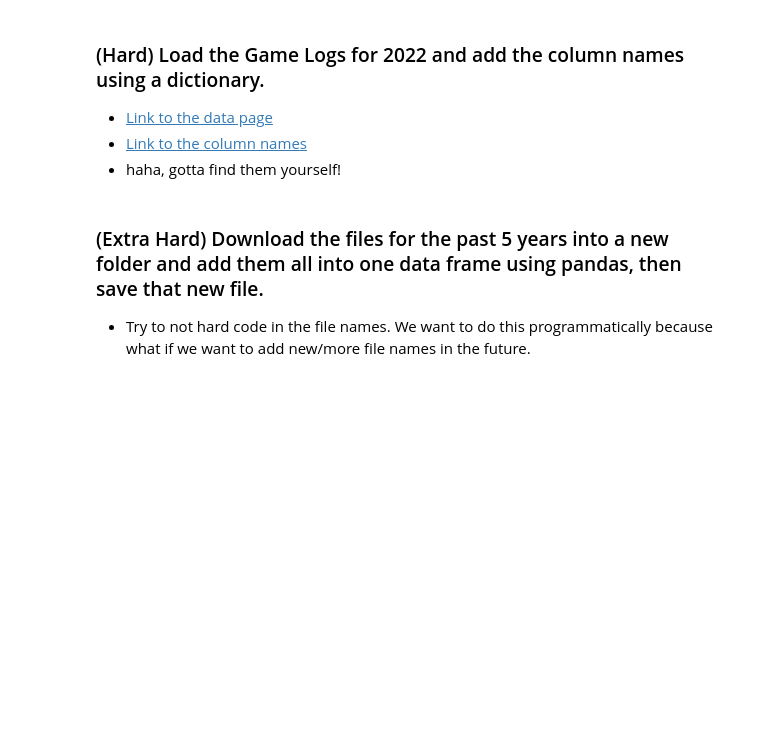
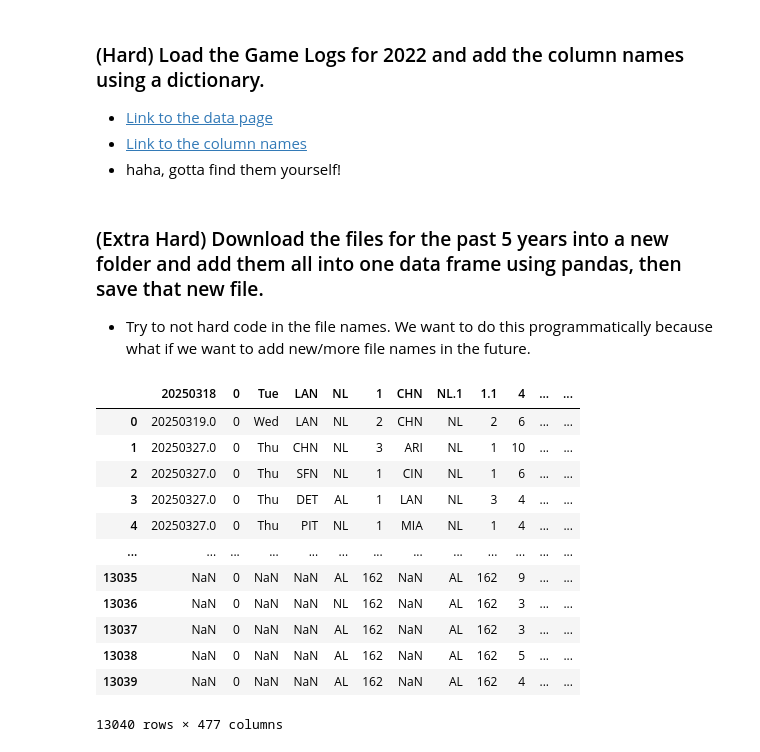
Before and after one commit to Thebobjeff/ds-fall-2026-dev, a Jupyter notebook: Week-01-Pandas/exercise/Devonte_Edward_Week-01-exercise.ipynb, the cells around one changed output. Cells and saved outputs as stored; diff of their text form; code cells hidden in the pictures; blank space fills up the shorter version.

```diff
--- a/Week-01-Pandas/exercise/Devonte_Edward_Week-01-exercise.ipynb
+++ b/Week-01-Pandas/exercise/Devonte_Edward_Week-01-exercise.ipynb
@@ -139,3 +279,29 @@ Every question below this cell is extra credit and optional.
 # %% [markdown]
 ### (Extra Hard) Download the files for the past 5 years into a new folder and add them all into one data frame using pandas, then save that new file.
 * Try to not hard code in the file names. We want to do this programmatically because what if we want to add new/more file names in the future.
+# %%
+import glob
+#key point we need the * to collect all csv items
+file_list = glob.glob('../data/gl2020_25/*.csv')
+
+
+df_list = [pd.read_csv(file) for file in file_list]
+
+# Combine all DataFrames into a single DataFrame
+combined_df = pd.concat(df_list, ignore_index=True)
+
+combined_df
+# %% [output]
+|  | 20250318 | 0 | Tue | LAN | NL | 1 | CHN | NL.1 | 1.1 | 4 | ... | ... |
+| 0 | 20250319.0 | 0 | Wed | LAN | NL | 2 | CHN | NL | 2 | 6 | ... | ... |
+| 1 | 20250327.0 | 0 | Thu | CHN | NL | 3 | ARI | NL | 1 | 10 | ... | ... |
+| 2 | 20250327.0 | 0 | Thu | SFN | NL | 1 | CIN | NL | 1 | 6 | ... | ... |
+| 3 | 20250327.0 | 0 | Thu | DET | AL | 1 | LAN | NL | 3 | 4 | ... | ... |
+| 4 | 20250327.0 | 0 | Thu | PIT | NL | 1 | MIA | NL | 1 | 4 | ... | ... |
+| ... | ... | ... | ... | ... | ... | ... | ... | ... | ... | ... | ... | ... |
+| 13035 | NaN | 0 | NaN | NaN | AL | 162 | NaN | AL | 162 | 9 | ... | ... |
+| 13036 | NaN | 0 | NaN | NaN | NL | 162 | NaN | AL | 162 | 3 | ... | ... |
+| 13037 | NaN | 0 | NaN | NaN | AL | 162 | NaN | AL | 162 | 3 | ... | ... |
+| 13038 | NaN | 0 | NaN | NaN | AL | 162 | NaN | AL | 162 | 5 | ... | ... |
+| 13039 | NaN | 0 | NaN | NaN | AL | 162 | NaN | AL | 162 | 4 | ... | ... |
+13040 rows × 477 columns
```
Also changed, not shown: parts of 21 cells of this notebook, 11 other files.
